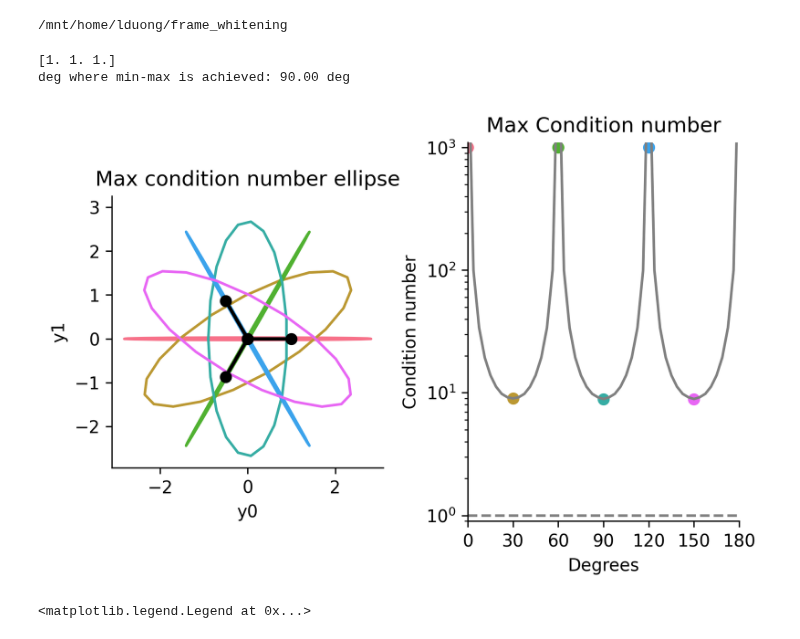
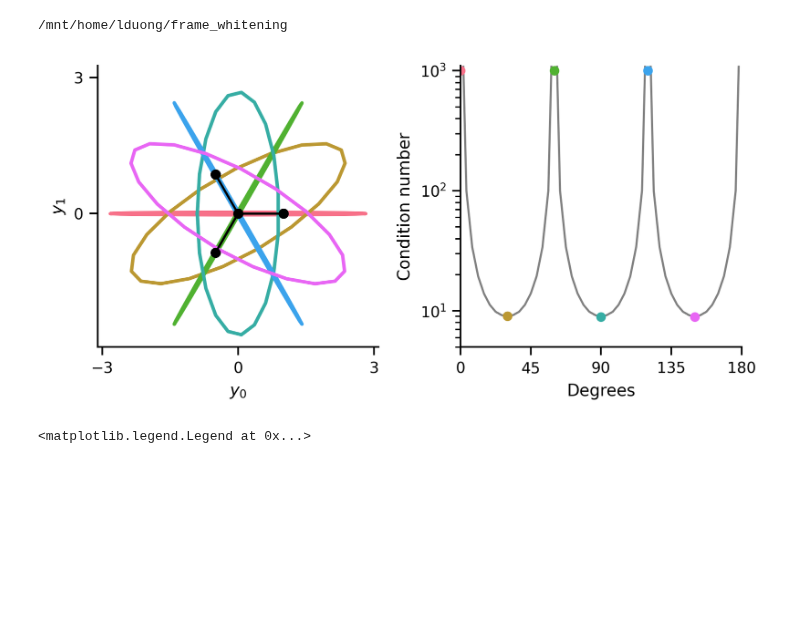
Before and after one commit to lyndond/frame_whitening, a Jupyter notebook: figures/mercedes_max_cond.ipynb, the cells around one changed output. Saved outputs shown, nothing was run; the diff lists cells and outputs as text; code cells hidden in the pictures; blank space fills up the shorter version.

```diff
--- a/figures/mercedes_max_cond.ipynb
+++ b/figures/mercedes_max_cond.ipynb
@@ -16,6 +16,7 @@ print(os.getcwd())
 # %% [output]
 /mnt/home/lduong/frame_whitening
 # %%
+
 W = fw.get_mercedes_frame(parseval=False, jitter=False)
 print(np.linalg.norm(W, axis=0))
 
@@ -26,10 +27,9 @@ kappas = np.ones_like(all_thetas)
 all_kappas = np.concatenate((np.arange(1, 100, 0.1), np.ones(1) * 10000))
 
 eps = 1e-6
-fig, ax = plt.subplots(1, 2, dpi=300)
 angles_to_plot = [0.0, 30.0, 60.0, 90.0, 120.0, 150.0]
 cols = sns.color_palette("husl", n_colors=len(angles_to_plot))
-counter = 0
+covs = []
 for i, th in enumerate(all_thetas):
     V = fw.rot2(th)  # 2d rotation matrix
 
@@ -41,38 +41,39 @@ for i, th in enumerate(all_thetas):
             kappas[i] = k
     if np.round(np.rad2deg(th)) in angles_to_plot:
         cov_plot = V @ np.diag([kappas[i], 1.0]) * (2 / (kappas[i] + 1)) @ V.T
-        fwplt.plot_ellipse(cov_plot, ax=ax[0], **{"color": cols[counter]})
-        counter += 1
+        covs.append(cov_plot)
 
 print(
     f"deg where min-max is achieved: {np.rad2deg(all_thetas[np.argmin(kappas)]):.2f} deg"
 )
-
-fwplt.plot_frame2d(W, ax[0])
-
-ax[1].plot(np.rad2deg(all_thetas), kappas, color="grey")
-for i, theta in enumerate(angles_to_plot):
-    k = kappas[np.argmin(np.abs(all_thetas - np.deg2rad(theta)))]
-    ax[1].scatter(theta, np.min([k, 1000]), color=cols[i])
-
-ax[1].hlines(1.0, 0, 180, linestyles="--", color="grey")
-ax[0].set(title="Max condition number ellipse", xlabel="y0", ylabel="y1")
-ax[0].axis("square")
-ax[1].set(
-    title="Max Condition number",
-    ylabel="Condition number",
-    xlabel="Degrees",
-    yscale="log",
-    xlim=(0, 180),
-    ylim=(0.9, 1e3 + 100),
-    xticks=np.linspace(0, 180, 7),
-)
-fig.tight_layout()
-sns.despine()
-# %% [output]
-[1. 1. 1.]
-deg where min-max is achieved: 90.00 deg
-[figure, removed]
+# %%
+with sns.plotting_context("paper", font_scale=1):
+    fig, ax = plt.subplots(1, 2, dpi=300)
+    for counter, cov_plot in enumerate(covs):
+        fwplt.plot_ellipse(cov_plot, ax=ax[0], **{"color": cols[counter]}, linewidth=2)
+        fwplt.plot_frame2d(W, ax[0], color="k")
+
+    for i, theta in enumerate(angles_to_plot):
+        k = kappas[np.argmin(np.abs(all_thetas - np.deg2rad(theta)))]
+        ax[1].scatter(theta, np.min([k, 1000]), color=cols[i])
+    ax[1].plot(np.rad2deg(all_thetas), kappas, color="grey", zorder=-1)
+
+    ax[1].hlines(1.0, 0, 180, linestyles="--", color="grey")
+    ax[0].set( xlabel=r"$y_0$", ylabel="$y_1$", xticks=(-3, 0, 3), yticks=(-3, 0, 3))
+    ax[0].axis("square")
+    ax[1].set(
+        ylabel="Condition number",
+        xlabel="Degrees",
+        xlim=(0, 180),
+        ylim=(5, 1e3 + 100),
+        yscale="log",
+        xticks=np.linspace(0, 180, 5),
+        box_aspect=1
+    )
+    fig.tight_layout()
+    sns.despine()
+# %% [output]
+[figure, added]
 # %%
 fig, ax = plt.subplots(1, 1, dpi=200)
 x = kappas * np.cos(all_thetas)
```
Also changed, not shown: 5 other files.
